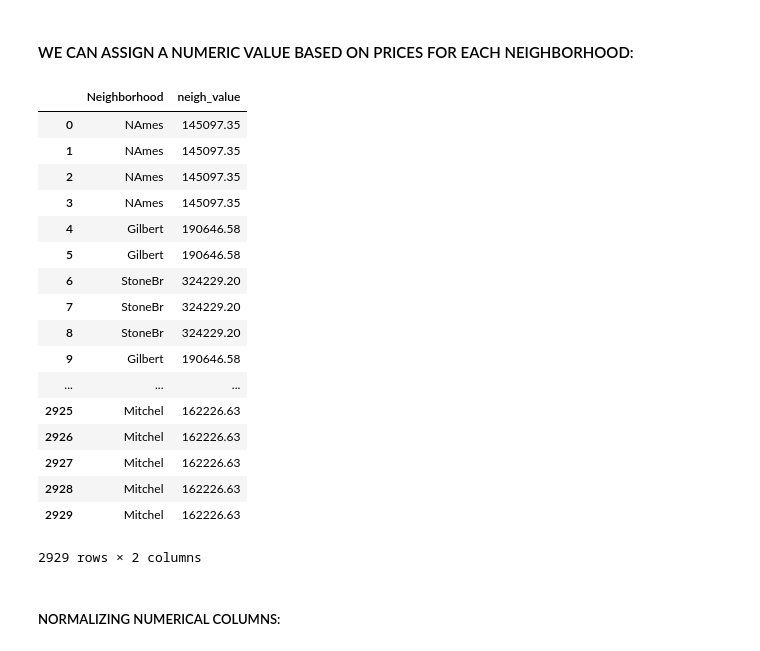
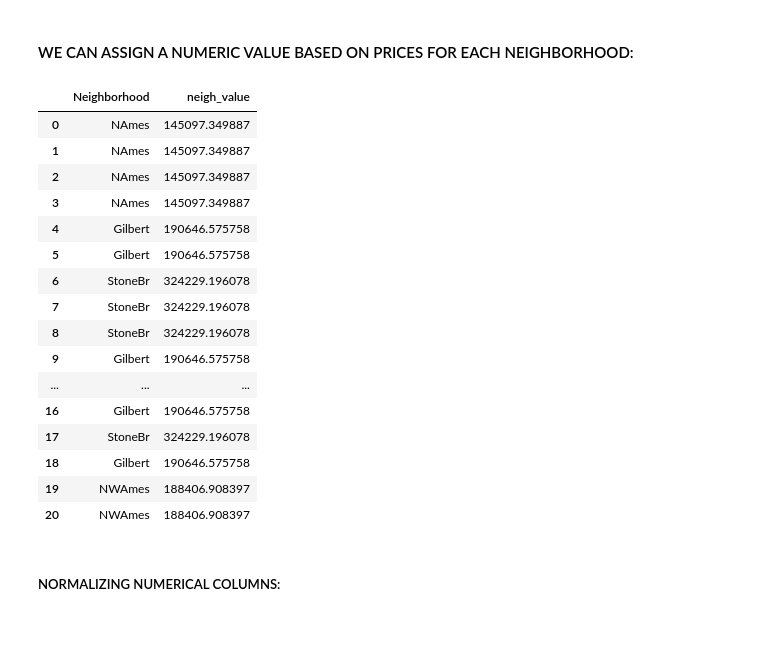
Before and after one commit to matiasconde/Predicting-House-Sale-Prices, a Jupyter notebook: Notebook.ipynb, the cells around one changed output. Saved outputs shown, nothing was run; the diff lists cells and outputs as text; code cells hidden in the pictures.

```diff
--- a/Notebook.ipynb
+++ b/Notebook.ipynb
@@ -638,10 +638,10 @@ for column in nominal_columns:
         df_test = df.loc[df[column]==valor]
 
         std_values.append((df_test["Price_per_grlivarea"].\
-                          std()).round(2))
-        relative_std_values.append((\
+                          std()))
+        relative_std_values.append(\
                 df_test["Price_per_grlivarea"].std()\
-                              /df_test.shape[0]).round(2))
+                              /df_test.shape[0])
         std_value = pd.Series(std_values).std()
         relative_std_value = pd.Series(relative_std_values).std()
 
@@ -711,30 +711,29 @@ neighborhoods = list(df["Neighborhood"].unique())
 # %%
 df["neigh_value"] = 0
 for neighborhood in neighborhoods:
     df_locked = df.loc[df["Neighborhood"]==neighborhood]
-    value = df_locked["SalePrice"].mean().round(2)
+    value = df_locked["SalePrice"].mean()
     df.loc[df["Neighborhood"]==neighborhood,"neigh_value"] = value
 
-df[["Neighborhood","neigh_value"]]
+df[["Neighborhood","neigh_value"]].head(21)
 # %% [output]
 |  | Neighborhood | neigh_value |
-| 0 | NAmes | 145097.35 |
-| 1 | NAmes | 145097.35 |
-| 2 | NAmes | 145097.35 |
-| 3 | NAmes | 145097.35 |
-| 4 | Gilbert | 190646.58 |
-| 5 | Gilbert | 190646.58 |
-| 6 | StoneBr | 324229.20 |
-| 7 | StoneBr | 324229.20 |
-| 8 | StoneBr | 324229.20 |
-| 9 | Gilbert | 190646.58 |
+| 0 | NAmes | 145097.349887 |
+| 1 | NAmes | 145097.349887 |
+| 2 | NAmes | 145097.349887 |
+| 3 | NAmes | 145097.349887 |
+| 4 | Gilbert | 190646.575758 |
+| 5 | Gilbert | 190646.575758 |
+| 6 | StoneBr | 324229.196078 |
+| 7 | StoneBr | 324229.196078 |
+| 8 | StoneBr | 324229.196078 |
+| 9 | Gilbert | 190646.575758 |
 | ... | ... | ... |
-| 2925 | Mitchel | 162226.63 |
-| 2926 | Mitchel | 162226.63 |
-| 2927 | Mitchel | 162226.63 |
-| 2928 | Mitchel | 162226.63 |
-| 2929 | Mitchel | 162226.63 |
+| 16 | Gilbert | 190646.575758 |
+| 17 | StoneBr | 324229.196078 |
+| 18 | Gilbert | 190646.575758 |
+| 19 | NWAmes | 188406.908397 |
+| 20 | NWAmes | 188406.908397 |
-2929 rows × 2 columns
 # %% [markdown]
 ##### NORMALIZING NUMERICAL COLUMNS:
 # %%
```
Also changed, not shown: parts of 9 cells of this notebook.
